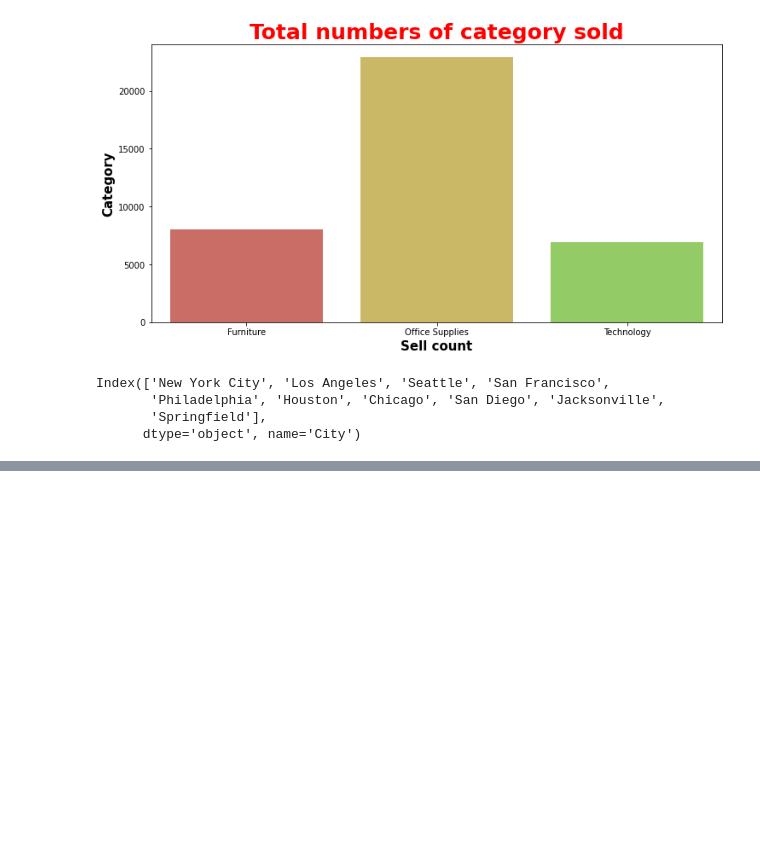
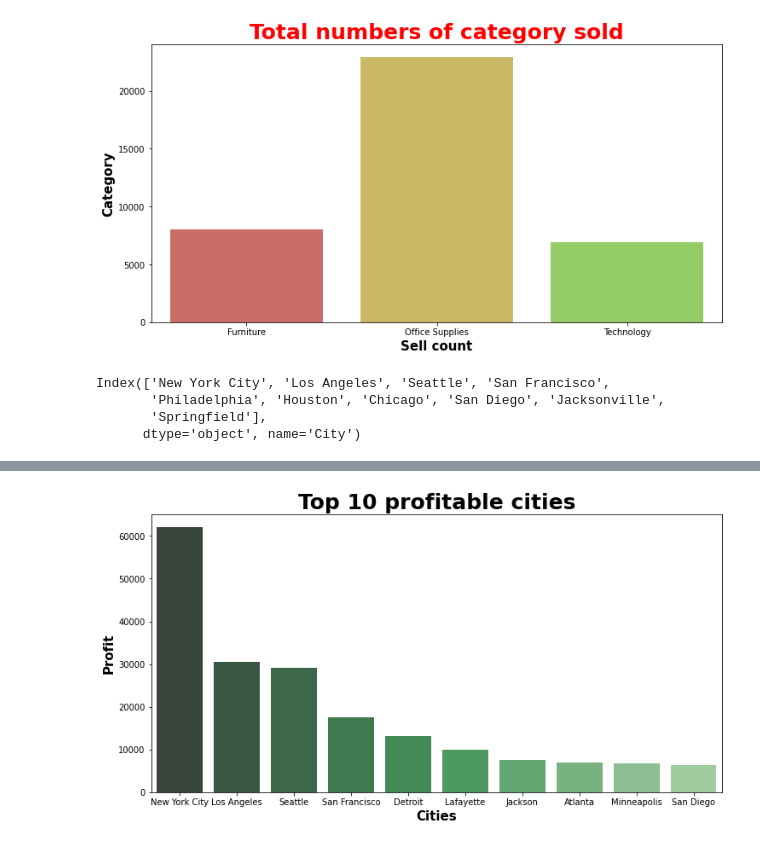
Before and after one commit to tawadesharad/Exploratory-Data-Analysis-Superstore-Dataset, a Jupyter notebook: EDA_Superstore.ipynb, the cells around one changed output, grey strips where cells are left out. Saved outputs shown, nothing was run; the diff lists cells and outputs as text; code cells hidden in the pictures; blank space fills up the shorter version.

```diff
--- a/EDA_Superstore.ipynb
+++ b/EDA_Superstore.ipynb
@@ -74,0 +114,12 @@ plt.show()
+# %%
+profitable_city=df[['City','Profit']].groupby('City').sum().sort_values(by='Profit',ascending=False).head(10)
+# %%
+plt.subplots(figsize=(12,6))
+pal = sns.color_palette("Greens_d", len(profitable_city))
+sns.barplot(profitable_city.index, profitable_city['Profit'],palette=np.array(pal[::-1]))
+plt.title('Top 10 profitable cities', weight='bold', fontsize=25)
+plt.xlabel('Cities', weight='bold', fontsize=15)
+plt.ylabel('Profit', weight='bold', fontsize=15)
+plt.show()
+# %% [output]
+[figure, added]
```
Also changed, not shown: parts of 7 cells of this notebook.
